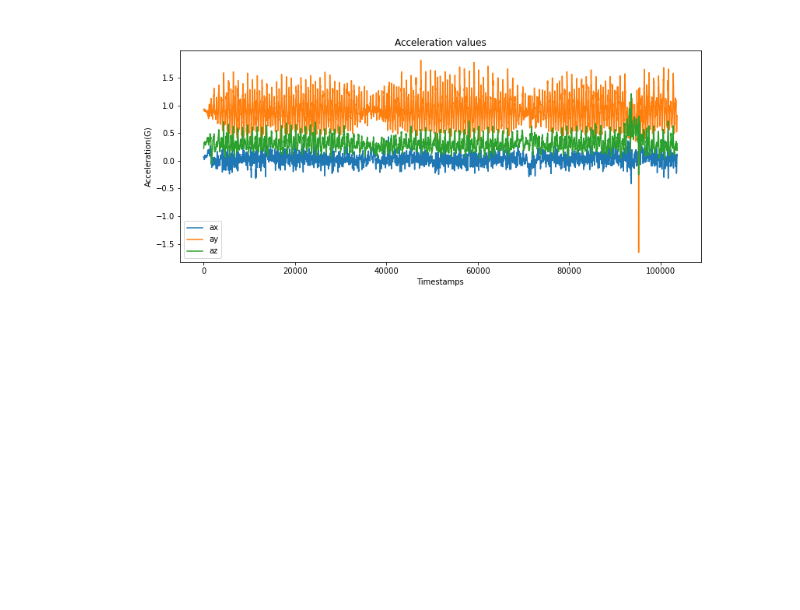
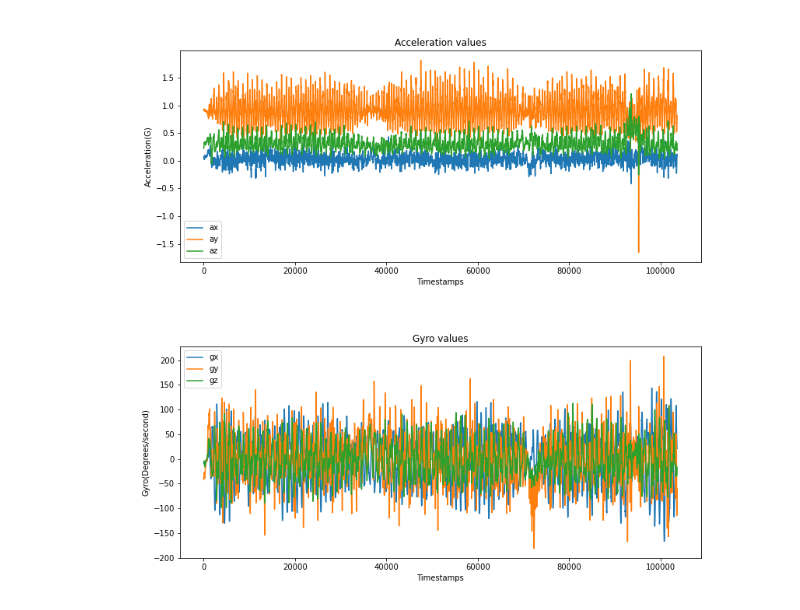
Before and after one commit to fouad1233/pico_step_counter, a Jupyter notebook: data/data_analyze.ipynb, the cells around one changed output. Drawn from its saved outputs; the diff is of its cells as text; code cells hidden in the pictures; blank space fills up the shorter version.

Commit message:
Gyro values plotted

```diff
--- a/data/data_analyze.ipynb
+++ b/data/data_analyze.ipynb
@@ -45,3 +45,17 @@ plt.title('Acceleration values')
 plt.show()
 # %% [output]
 [figure]
+# %%
+#plot the data gx,gy and gz
+%matplotlib widget
+plt.figure(figsize=(12, 5))
+plt.plot(timestamps, gx, label='gx')
+plt.plot(timestamps, gy, label='gy')
+plt.plot(timestamps, gz, label='gz')
+plt.legend()
+plt.xlabel('Timestamps')
+plt.ylabel('Gyro(Degrees/second)')
+plt.title('Gyro values')
+plt.show()
+# %% [output]
+[figure, added]
```
